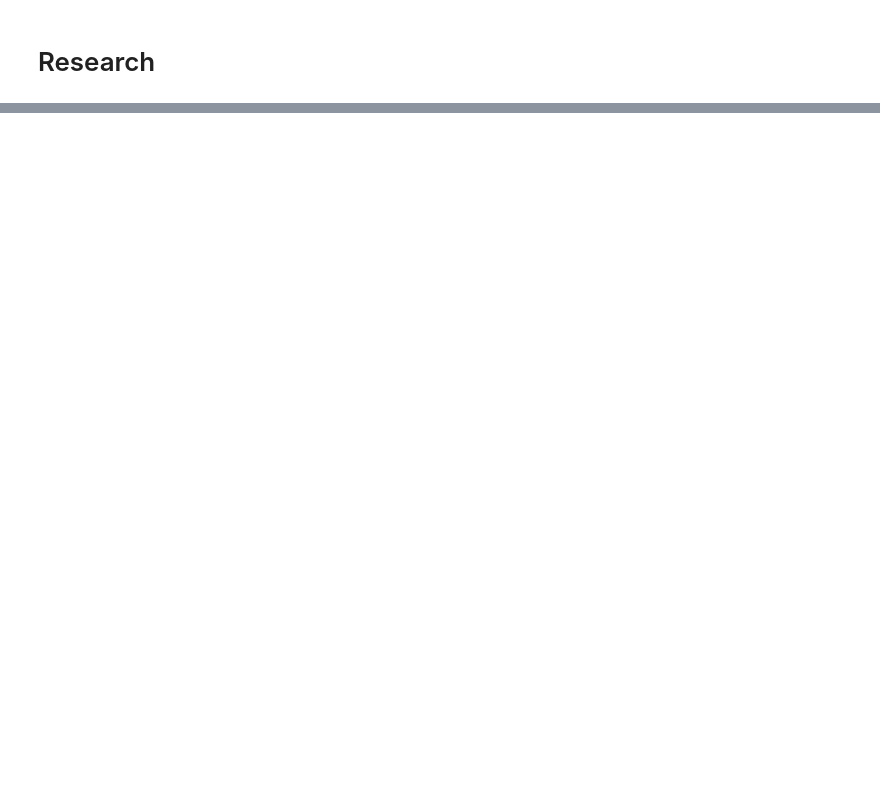
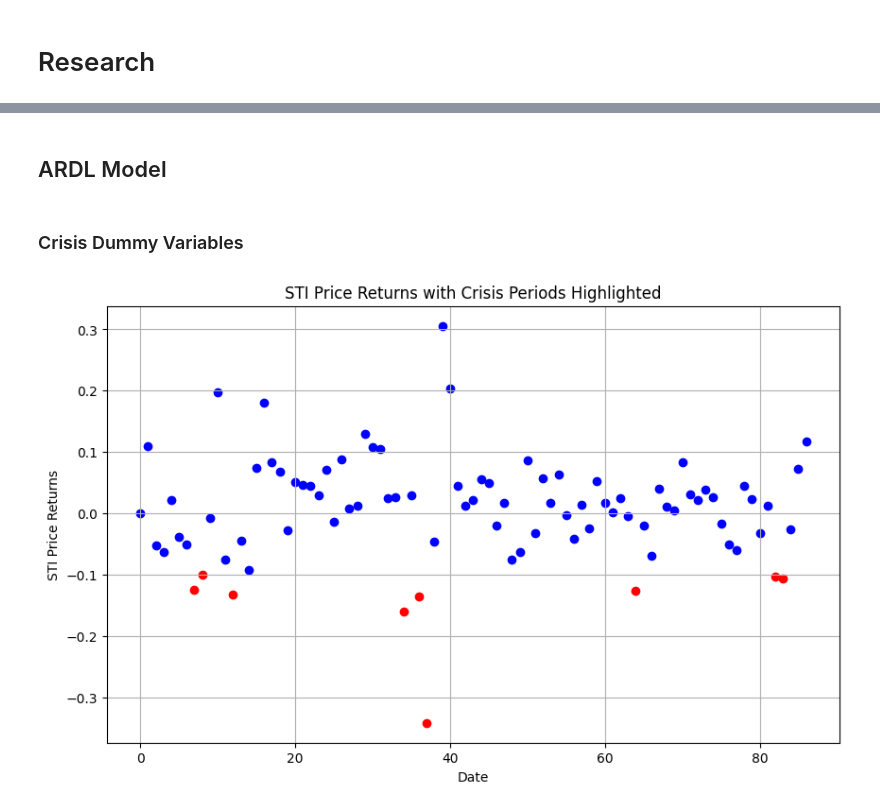
Before and after one commit to Charles-Gormley/SingaporeEconomicStudy-USv.China, a Jupyter notebook: Analysis.ipynb, the cells around one changed output, grey strips where cells are left out. Cells and saved outputs as stored; diff of their text form; code cells hidden in the pictures; blank space fills up the shorter version.

```diff
--- a/Analysis.ipynb
+++ b/Analysis.ipynb
@@ -185,0 +434,28 @@ ADF Test on Returns Data:
+# %% [markdown]
+## ARDL Model
+# %% [markdown]
+### Crisis Dummy Variables
+# %%
+import pandas as pd
+
+# Assuming df is your DataFrame
+df['Crisis'] = df['STI_Price_returns'] < -0.10
+# %%
+import matplotlib.pyplot as plt
+
+plt.figure(figsize=(10, 6))
+
+# Plot each point, color based on the Crisis column
+for date, row in df.iterrows():
+    if row['Crisis']:
+        plt.scatter(date, row['STI_Price_returns'], color='red')
+    else:
+        plt.scatter(date, row['STI_Price_returns'], color='blue')
+
+plt.xlabel('Date')
+plt.ylabel('STI Price Returns')
+plt.title('STI Price Returns with Crisis Periods Highlighted')
+plt.grid(True)
+plt.show()
+# %% [output]
+[figure, added]
```
Also changed, not shown: parts of 36 cells of this notebook, 1 other file.
